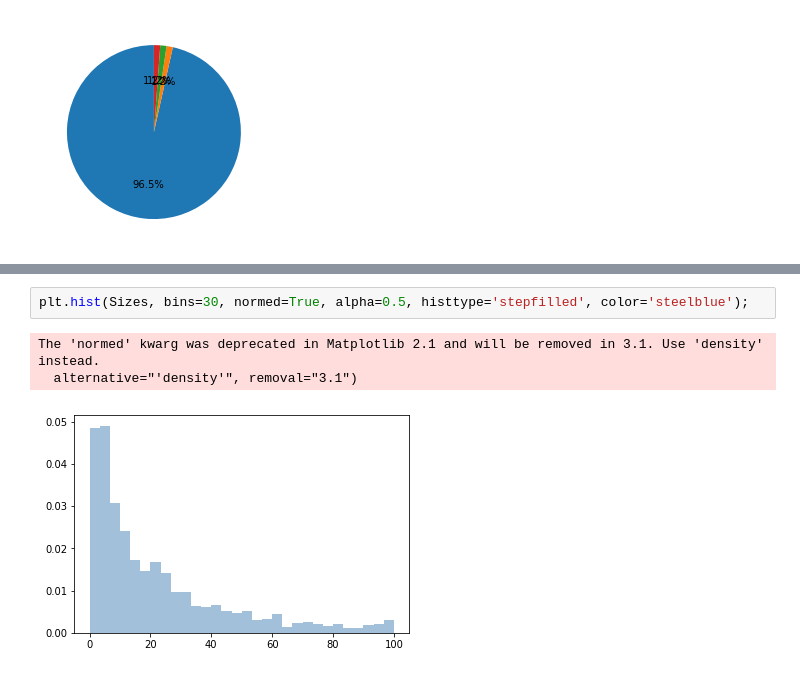
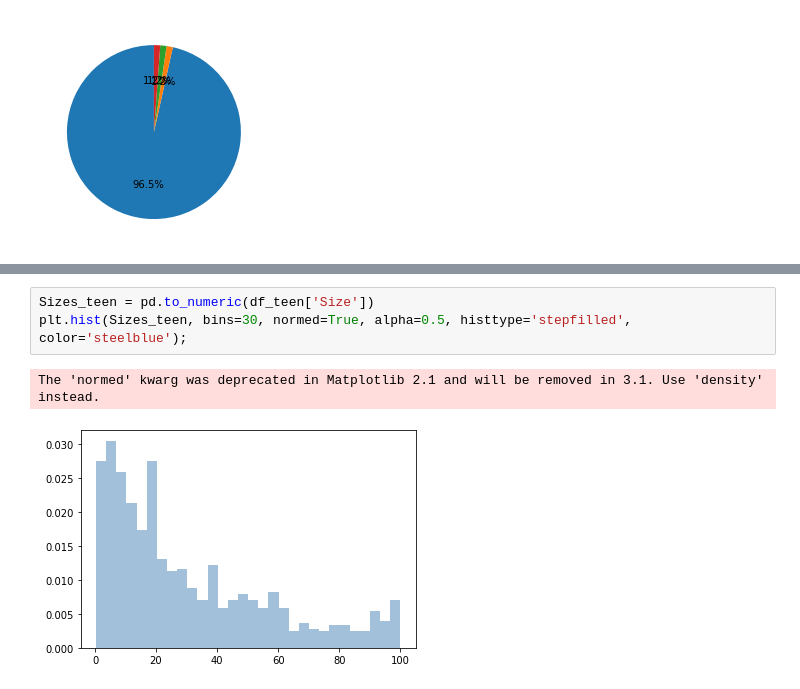
Before and after one commit to nikibhatt/DS-Unit-1-Sprint-3-Linear-Algebra, a Jupyter notebook: NB_Portfolio.ipynb, the cells around one changed output, grey strips where cells are left out. Saved outputs shown, nothing was run; the diff lists cells and outputs as text.

```diff
--- a/NB_Portfolio.ipynb
+++ b/NB_Portfolio.ipynb
@@ -227,6 +232,6 @@ df['Size'].value_counts()
 # %%
-plt.hist(Sizes, bins=30, normed=True, alpha=0.5, histtype='stepfilled', color='steelblue');
+Sizes_teen = pd.to_numeric(df_teen['Size'])
+plt.hist(Sizes_teen, bins=30, normed=True, alpha=0.5, histtype='stepfilled', color='steelblue');
 # %% [output]
 The 'normed' kwarg was deprecated in Matplotlib 2.1 and will be removed in 3.1. Use 'density' instead.
-  alternative="'density'", removal="3.1")
-[figure, old version]
+[figure, new version]
```
Also changed, not shown: parts of 19 cells of this notebook.
